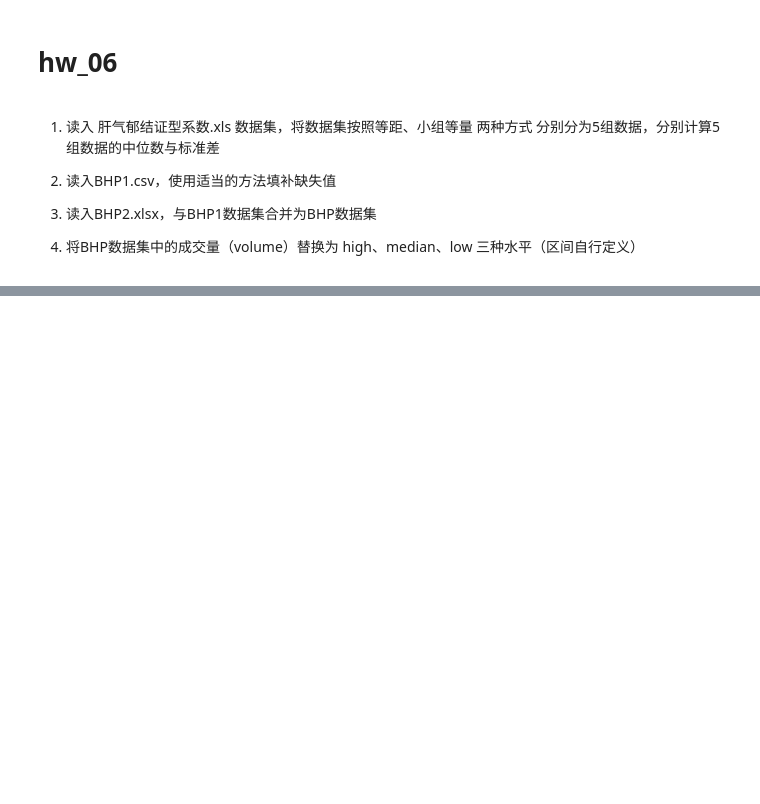
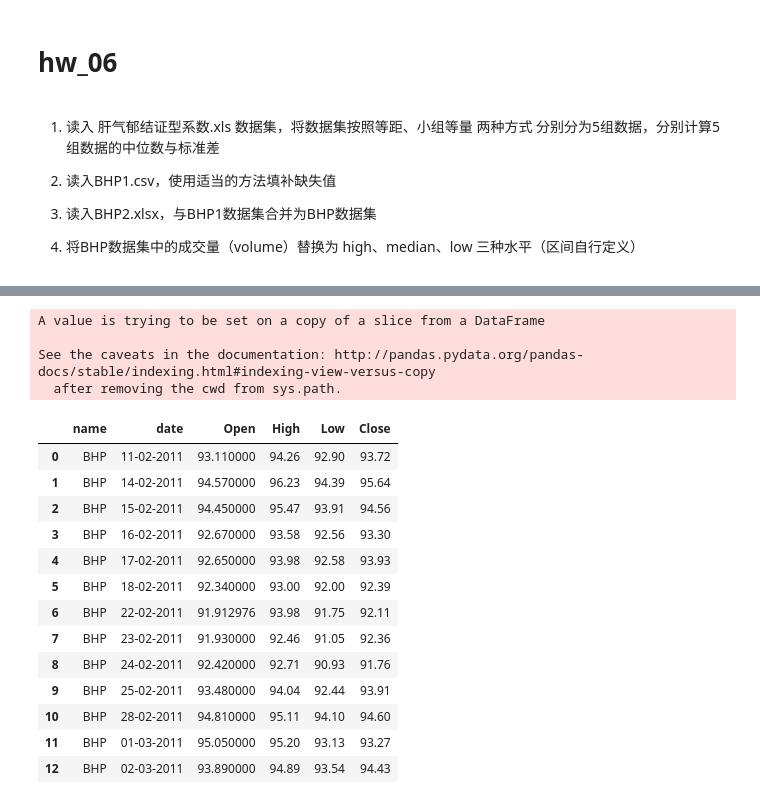
Before and after one commit to WentingRuan/Learn_Python, a Jupyter notebook: 6/hw_06.ipynb, the cells around one changed output, grey strips where cells are left out. Cells and saved outputs as stored; diff of their text form; code cells hidden in the pictures; blank space fills up the shorter version.

```diff
--- a/6/hw_06.ipynb
+++ b/6/hw_06.ipynb
@@ -41,0 +84,27 @@ df.describe()
+# %%
+for i in BHP1.columns:
+  for j in range(len(BHP1)):
+    if (BHP1[i].isnull())[j]: #如果为空即插值。
+      BHP1[i][j] = ployinterp_column(BHP1[i], j)
+# %% [output]
+A value is trying to be set on a copy of a slice from a DataFrame
+
+See the caveats in the documentation: http://pandas.pydata.org/pandas-docs/stable/indexing.html#indexing-view-versus-copy
+  after removing the cwd from sys.path.
+# %%
+BHP1
+# %% [output]
+|  | name | date | Open | High | Low | Close |
+| 0 | BHP | 11-02-2011 | 93.110000 | 94.26 | 92.90 | 93.72 |
+| 1 | BHP | 14-02-2011 | 94.570000 | 96.23 | 94.39 | 95.64 |
+| 2 | BHP | 15-02-2011 | 94.450000 | 95.47 | 93.91 | 94.56 |
+| 3 | BHP | 16-02-2011 | 92.670000 | 93.58 | 92.56 | 93.30 |
+| 4 | BHP | 17-02-2011 | 92.650000 | 93.98 | 92.58 | 93.93 |
+| 5 | BHP | 18-02-2011 | 92.340000 | 93.00 | 92.00 | 92.39 |
+| 6 | BHP | 22-02-2011 | 91.912976 | 93.98 | 91.75 | 92.11 |
+| 7 | BHP | 23-02-2011 | 91.930000 | 92.46 | 91.05 | 92.36 |
+| 8 | BHP | 24-02-2011 | 92.420000 | 92.71 | 90.93 | 91.76 |
+| 9 | BHP | 25-02-2011 | 93.480000 | 94.04 | 92.44 | 93.91 |
+| 10 | BHP | 28-02-2011 | 94.810000 | 95.11 | 94.10 | 94.60 |
+| 11 | BHP | 01-03-2011 | 95.050000 | 95.20 | 93.13 | 93.27 |
+| 12 | BHP | 02-03-2011 | 93.890000 | 94.89 | 93.54 | 94.43 |
```
Also changed, not shown: parts of 11 cells of this notebook, 5 other files.
